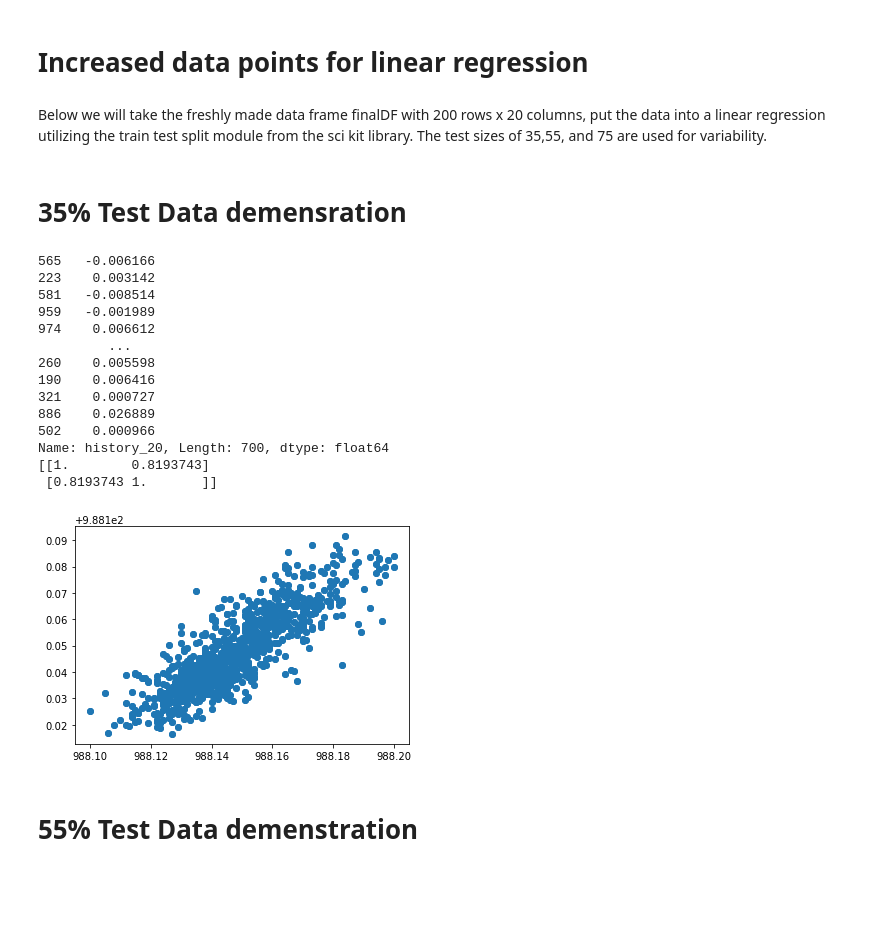
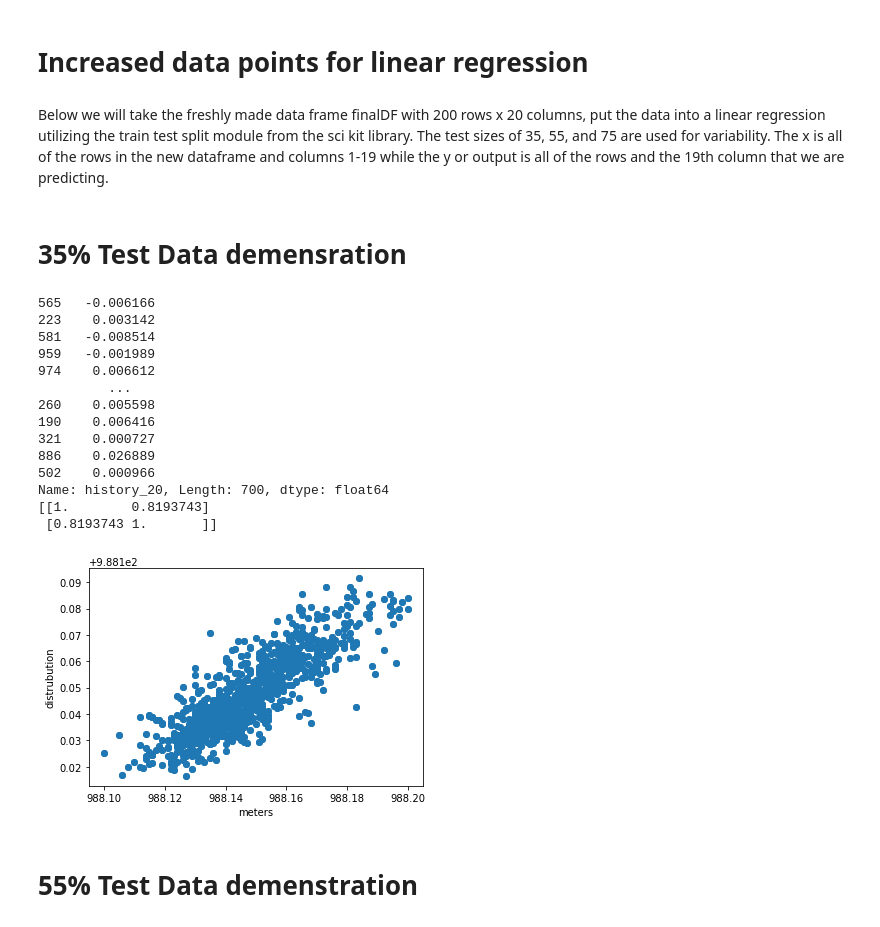
Before and after one commit to mylesm19/Volcanic_Activity_Detection, a Jupyter notebook: EC_01_Volcanic_activity_detection_and_noise_characterization_using_machine learning .ipynb, the cells around one changed output. Drawn from its saved outputs; the diff is of its cells as text; code cells hidden in the pictures; blank space fills up the shorter version.

```diff
--- a/EC_01_Volcanic_activity_detection_and_noise_characterization_using_machine learning .ipynb
+++ b/EC_01_Volcanic_activity_detection_and_noise_characterization_using_machine learning .ipynb
@@ -316,7 +327,7 @@ finalDF_two
 # %% [markdown]
 # Increased data points for linear regression
 # %% [markdown]
-Below we will take the freshly made data frame finalDF with 200 rows x 20 columns, put the data into a linear regression utilizing the train test split module from the sci kit library. The test sizes of 35,55, and 75 are used for variability.
+Below we will take the freshly made data frame finalDF with 200 rows x 20 columns, put the data into a linear regression utilizing the train test split module from the sci kit library. The test sizes of 35, 55, and 75 are used for variability. The x is all of the rows in the new dataframe and columns 1-19 while the y or output is all of the rows and the 19th column that we are predicting.
 # %% [markdown]
 # 35% Test Data demensration
 # %%
@@ -327,31 +338,34 @@ z = finalDF.iloc[:,19]
 lm.fit(w,z)
 y_pred1 = lm.predict(w)
 plt.scatter(z,y_pred1)
 plt.xlabel("meters")
 plt.ylabel("distrubution")
 plt.scatter
 # x axis is actual height and y is what lm model is predicting in scatter
 X_train, X_test, y_train, y_test = train_test_split(w, z, test_size=0.35,random_state=50)
 
 lm = LinearRegression()
 
 model = lm.fit(X_train,y_train)
 prediction = lm.predict(X_test)
 print(y_test-prediction)
 print(np.corrcoef(y_test,prediction))
+
+empty_L = []
+def get_average_differnce():
 # %% [output]
 565   -0.006166
 223    0.003142
 581   -0.008514
 959   -0.001989
 974    0.006612
          ...
 260    0.005598
 190    0.006416
 321    0.000727
 886    0.026889
 502    0.000966
 Name: history_20, Length: 700, dtype: float64
 [[1.        0.8193743]
  [0.8193743 1.       ]]
-[figure, old version]
+[figure, new version]
```
Also changed, not shown: parts of 16 cells of this notebook, 2 other files.
